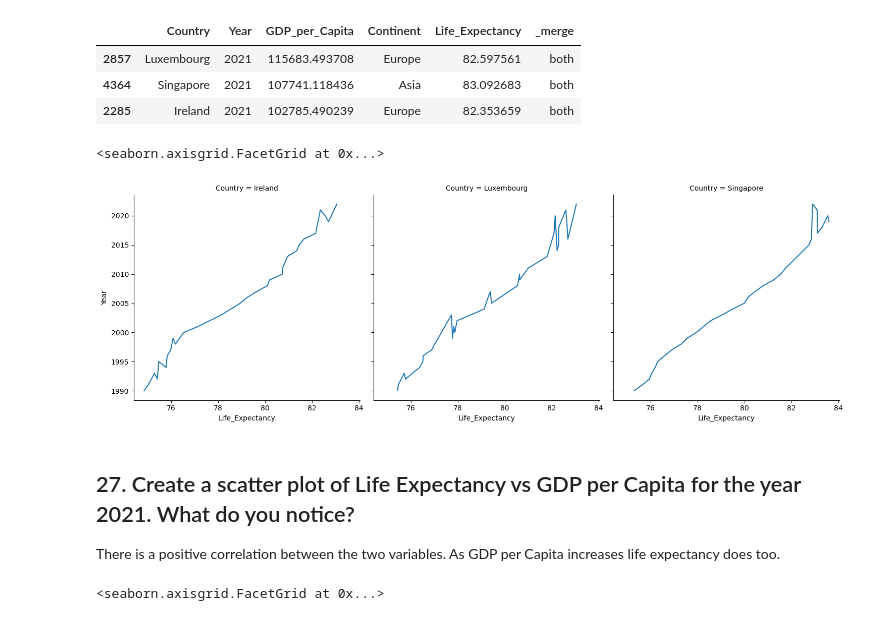
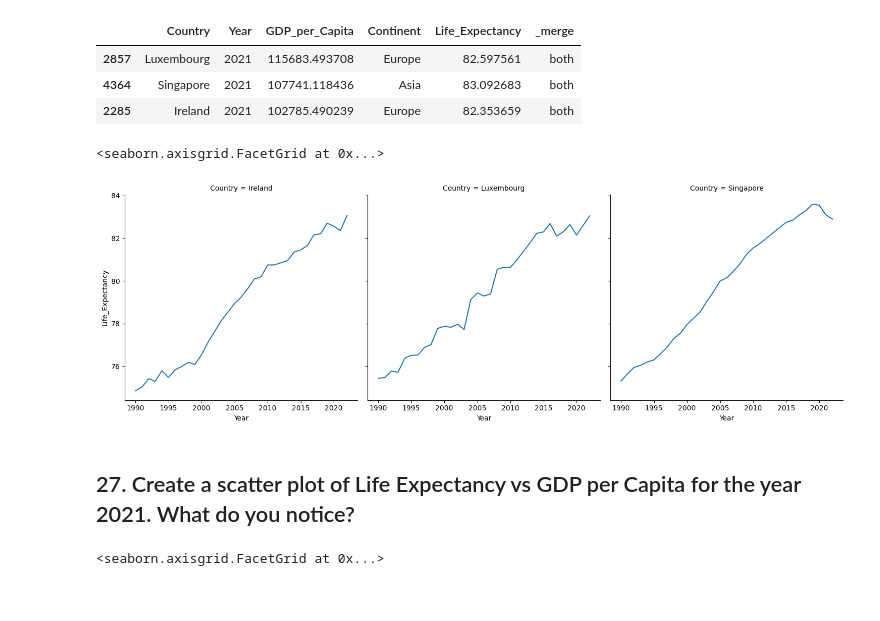
Before and after one commit to nss-data-science-cohort-8/un-exploration-BillyBrothers, a Jupyter notebook: notebooks/UN_Data_Exploration.ipynb, the cells around one changed output. Saved outputs shown, nothing was run; the diff lists cells and outputs as text; code cells hidden in the pictures.

```diff
--- a/notebooks/UN_Data_Exploration.ipynb
+++ b/notebooks/UN_Data_Exploration.ipynb
@@ -353,17 +339,16 @@ gdp_le_2021.sort_values(['GDP_per_Capita'], ascending = False)[0:3] # I needed t
 # %%
 sns.relplot(
     data = gdp_le.loc[(gdp_le['Country'] == 'Luxembourg') | (gdp_le['Country'] == 'Singapore') | (gdp_le['Country'] == 'Ireland')],
     col = 'Country',
-    x = 'Life_Expectancy',
-    y = 'Year',
+    x = 'Year',
+    y = 'Life_Expectancy',
     kind = 'line'
 )
 # %% [output]
 <seaborn.axisgrid.FacetGrid at 0x...>
-[figure, old version]
+[figure, new version]
 # %% [markdown]
 ## 27. Create a scatter plot of Life Expectancy vs GDP per Capita for the year 2021. What do you notice?
-There is a positive correlation between the two variables. As GDP per Capita increases life expectancy does too.
 # %%
 sns.relplot(
     data = gdp_le_2021,
```
Also changed, not shown: parts of 15 cells of this notebook.
